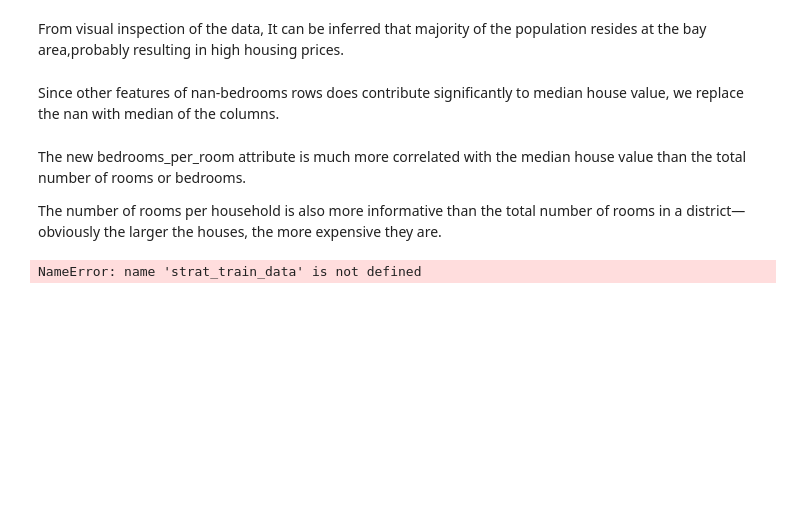
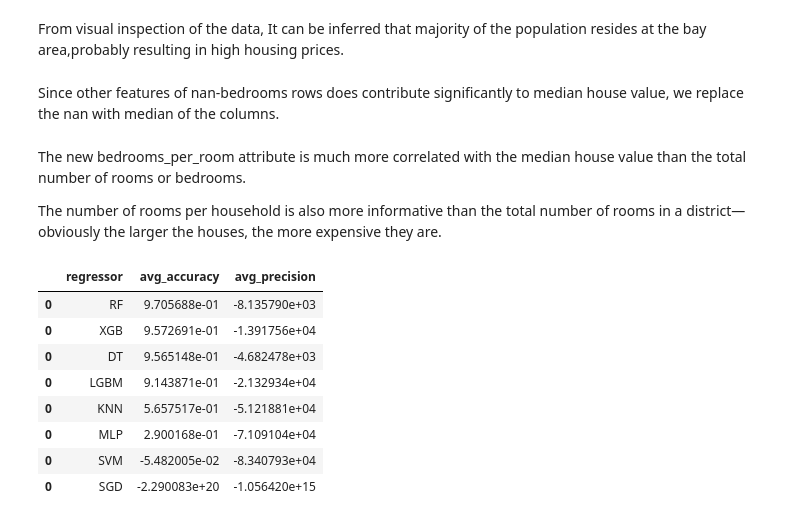
Before and after one commit to saiyedduri/Housing-prices-prediction, a Jupyter notebook: Housing prices jupyter notebook.ipynb, the cells around one changed output. Saved outputs shown, nothing was run; the diff lists cells and outputs as text; code cells hidden in the pictures; blank space fills up the shorter version.

```diff
--- a/Housing prices jupyter notebook.ipynb
+++ b/Housing prices jupyter notebook.ipynb
@@ -398,6 +432,4 @@ class CombinedAttributesAdder(BaseEstimator, TransformerMixin):
         return new_X
 # %%
 est=CombinedAttributesAdder(add_bedrooms_per_room=True, population_per_household=True, rooms_per_household=True)
-train_data=est.fit_transform(strat_train_data)
+train_data=est.fit_transform(X_train)
-# %% [output]
-NameError: name 'strat_train_data' is not defined
@@ -403,0 +460,16 @@ NameError: name 'strat_train_data' is not defined
+# %%
+results_df=pd.concat(results_list)
+sorted_results=results_df.sort_values(by=["test_r2"],ascending=False)
+
+
+sorted_results
+# %% [output]
+|  | regressor | avg_accuracy | avg_precision |
+| 0 | RF | 9.705688e-01 | -8.135790e+03 |
+| 0 | XGB | 9.572691e-01 | -1.391756e+04 |
+| 0 | DT | 9.565148e-01 | -4.682478e+03 |
+| 0 | LGBM | 9.143871e-01 | -2.132934e+04 |
+| 0 | KNN | 5.657517e-01 | -5.121881e+04 |
+| 0 | MLP | 2.900168e-01 | -7.109104e+04 |
+| 0 | SVM | -5.482005e-02 | -8.340793e+04 |
+| 0 | SGD | -2.290083e+20 | -1.056420e+15 |
```
Also changed, not shown: parts of 12 cells of this notebook.
